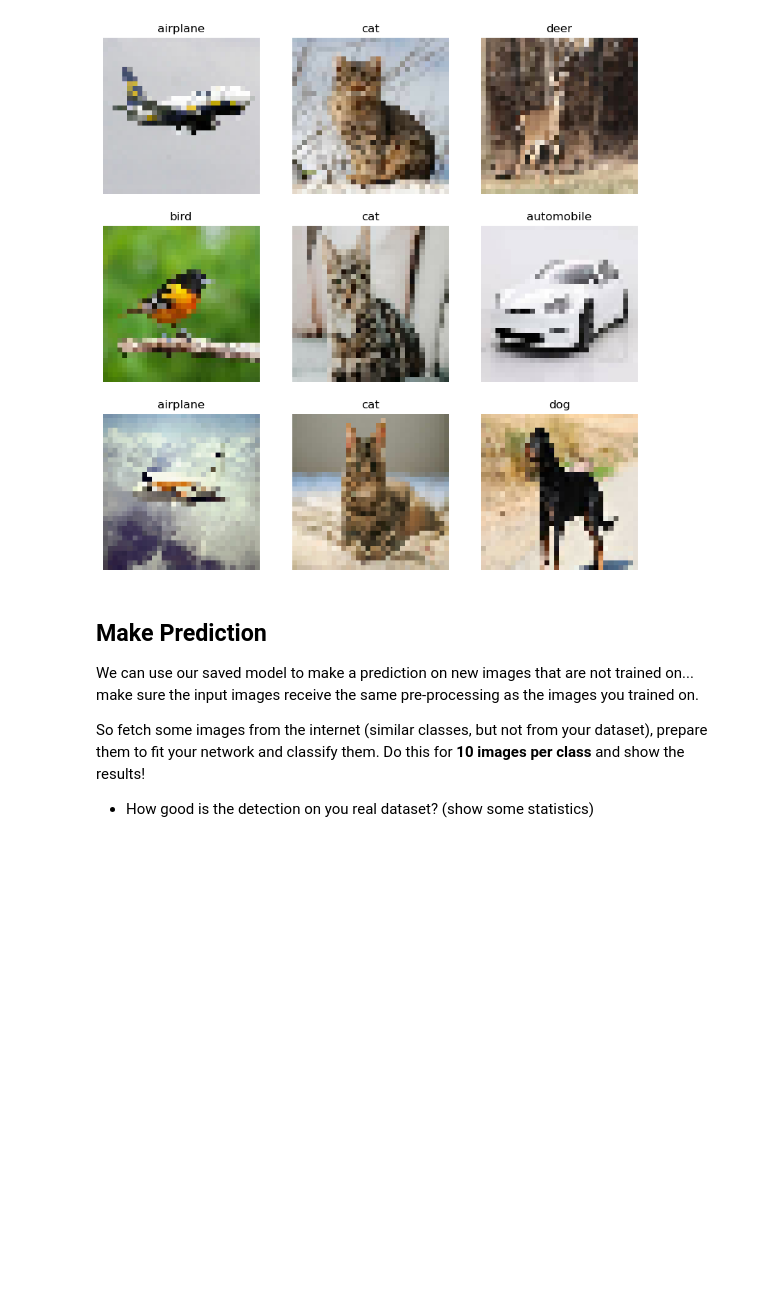
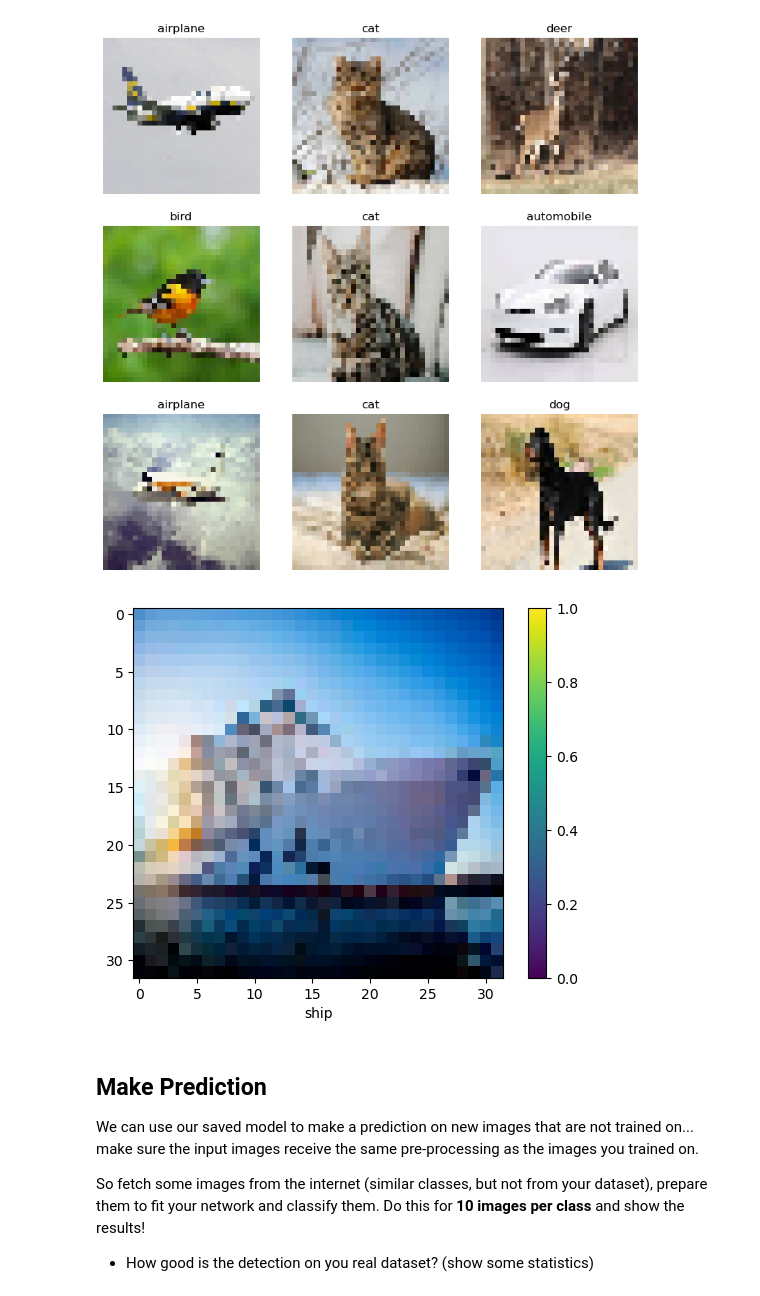
Before and after one commit to yannick1203/AIS_Group2, a Jupyter notebook: Assignment2/Code/PartB/Assignment2_PART_B.ipynb, the cells around one changed output. Saved outputs shown, nothing was run; the diff lists cells and outputs as text; code cells hidden in the pictures; blank space fills up the shorter version.

```diff
--- a/Assignment2/Code/PartB/Assignment2_PART_B.ipynb
+++ b/Assignment2/Code/PartB/Assignment2_PART_B.ipynb
@@ -402,11 +482,21 @@ for image_batch, labels_batch in test_ds:
     x_validation = image_batch
     y_validation = labels_batch
 
-y_validation_onehot = tf.keras.utils.to_categorical(y_validation, 10)
+y_validation_onehot = tf.keras.utils.to_categorical(y_validation)
 
-x_validation = np.array(x_validation)
+x_validation = np.array(x_validation)/ 255.0
 y_validation = np.array(y_validation)
-y_validation_onehot = np.array(y_validation_onehot)
+# %%
+index = 8
+
+plt.figure()
+plt.imshow(x_validation[index])
+plt.colorbar()
+plt.grid(False)
+plt.xlabel(class_names[y_validation[index]])
+plt.show()
+# %% [output]
+[figure, added]
 # %% [markdown]
 ## Make Prediction
 
```
Also changed, not shown: parts of 19 cells of this notebook, 10 other files.
